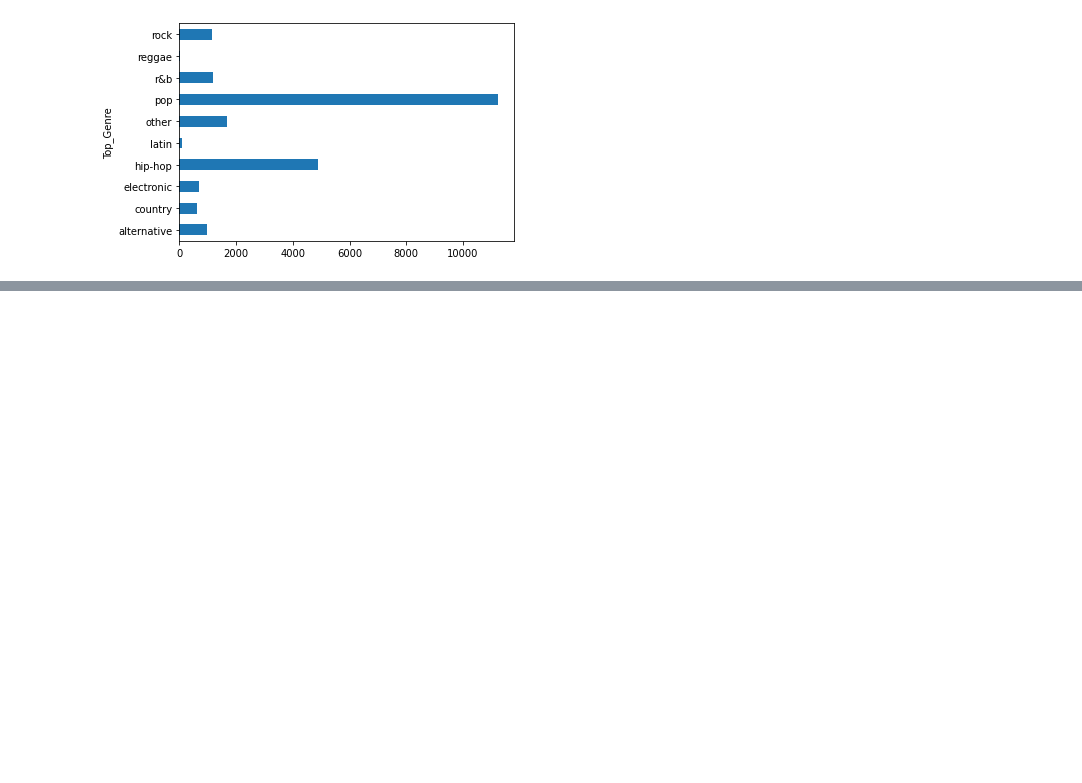
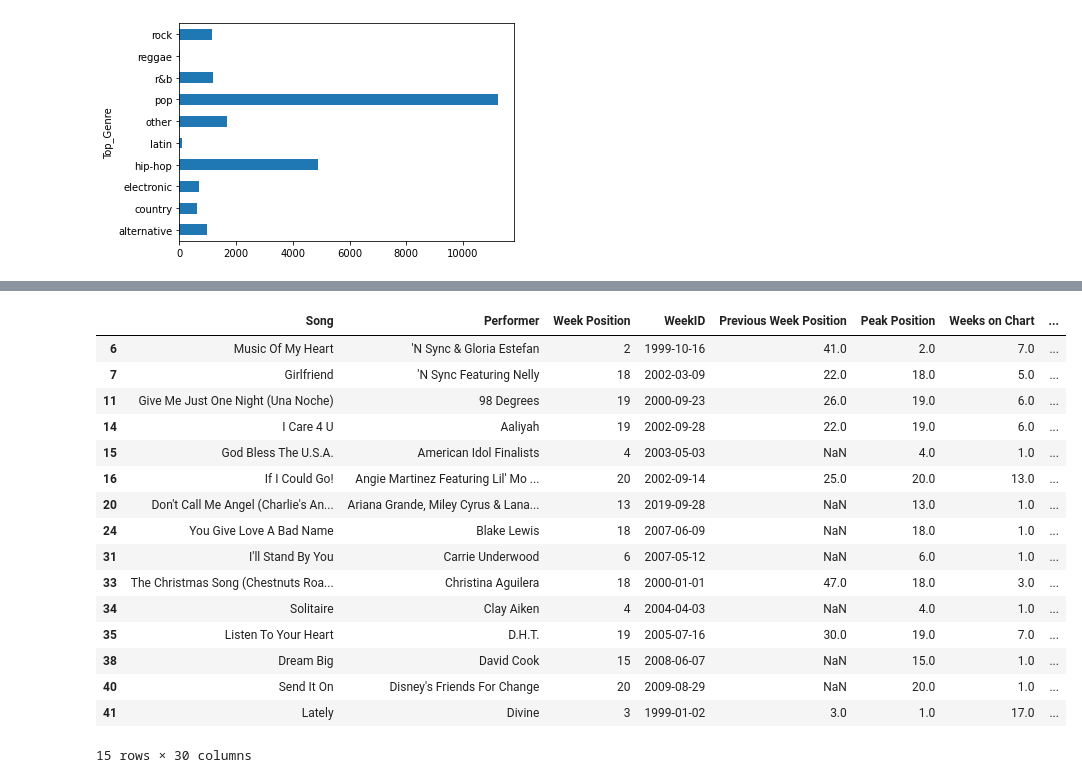
Before and after one commit to kyle-rgb/Spotify_Project, a Jupyter notebook: notebooks/DataTransformation.ipynb, the cells around one changed output, grey strips where cells are left out. Saved outputs shown, nothing was run; the diff lists cells and outputs as text; code cells hidden in the pictures; blank space fills up the shorter version.

Commit message:
Notebook Checkpoint: Before API Calls
.gitignore updated as well.

```diff
--- a/notebooks/DataTransformation.ipynb
+++ b/notebooks/DataTransformation.ipynb
@@ -769,0 +1022,2 @@ full_df.iloc[:25, 8:]
+# %%
+missing_songs_df = pd.merge(remaining_songs, master_song_list, "left", left_on="merge_col", right_index=True)
@@ -769,0 +1050,6 @@ full_df.iloc[:25, 8:]
+# %%
+missing_songs_df.drop(["merge_col", "artists", "name"], axis=1, inplace=True)
+# %%
+missing_songs_df.rename(columns={"duration_ms": "duration"}, inplace=True)
+# %%
+missing_songs_df.explicit = missing_songs_df.explicit.apply(bool)
@@ -769,0 +1096,20 @@ full_df.iloc[:25, 8:]
+# %%
+missing_songs_df[missing_songs_df.energy.isnull()].iloc[:15, :]
+# %% [output]
+|  | Song | Performer | Week Position | WeekID | Previous Week Position | Peak Position | Weeks on Chart | ... |
+| 6 | Music Of My Heart | 'N Sync & Gloria Estefan | 2 | 1999-10-16 | 41.0 | 2.0 | 7.0 | ... |
+| 7 | Girlfriend | 'N Sync Featuring Nelly | 18 | 2002-03-09 | 22.0 | 18.0 | 5.0 | ... |
+| 11 | Give Me Just One Night (Una Noche) | 98 Degrees | 19 | 2000-09-23 | 26.0 | 19.0 | 6.0 | ... |
+| 14 | I Care 4 U | Aaliyah | 19 | 2002-09-28 | 22.0 | 19.0 | 6.0 | ... |
+| 15 | God Bless The U.S.A. | American Idol Finalists | 4 | 2003-05-03 | NaN | 4.0 | 1.0 | ... |
+| 16 | If I Could Go! | Angie Martinez Featuring Lil' Mo ... | 20 | 2002-09-14 | 25.0 | 20.0 | 13.0 | ... |
+| 20 | Don't Call Me Angel (Charlie's An... | Ariana Grande, Miley Cyrus & Lana... | 13 | 2019-09-28 | NaN | 13.0 | 1.0 | ... |
+| 24 | You Give Love A Bad Name | Blake Lewis | 18 | 2007-06-09 | NaN | 18.0 | 1.0 | ... |
+| 31 | I'll Stand By You | Carrie Underwood | 6 | 2007-05-12 | NaN | 6.0 | 1.0 | ... |
+| 33 | The Christmas Song (Chestnuts Roa... | Christina Aguilera | 18 | 2000-01-01 | 47.0 | 18.0 | 3.0 | ... |
+| 34 | Solitaire | Clay Aiken | 4 | 2004-04-03 | NaN | 4.0 | 1.0 | ... |
+| 35 | Listen To Your Heart | D.H.T. | 19 | 2005-07-16 | 30.0 | 19.0 | 7.0 | ... |
+| 38 | Dream Big | David Cook | 15 | 2008-06-07 | NaN | 15.0 | 1.0 | ... |
+| 40 | Send It On | Disney's Friends For Change | 20 | 2009-08-29 | NaN | 20.0 | 1.0 | ... |
+| 41 | Lately | Divine | 3 | 1999-01-02 | 3.0 | 1.0 | 17.0 | ... |
+15 rows × 30 columns
```
Also changed, not shown: parts of 33 cells of this notebook.
